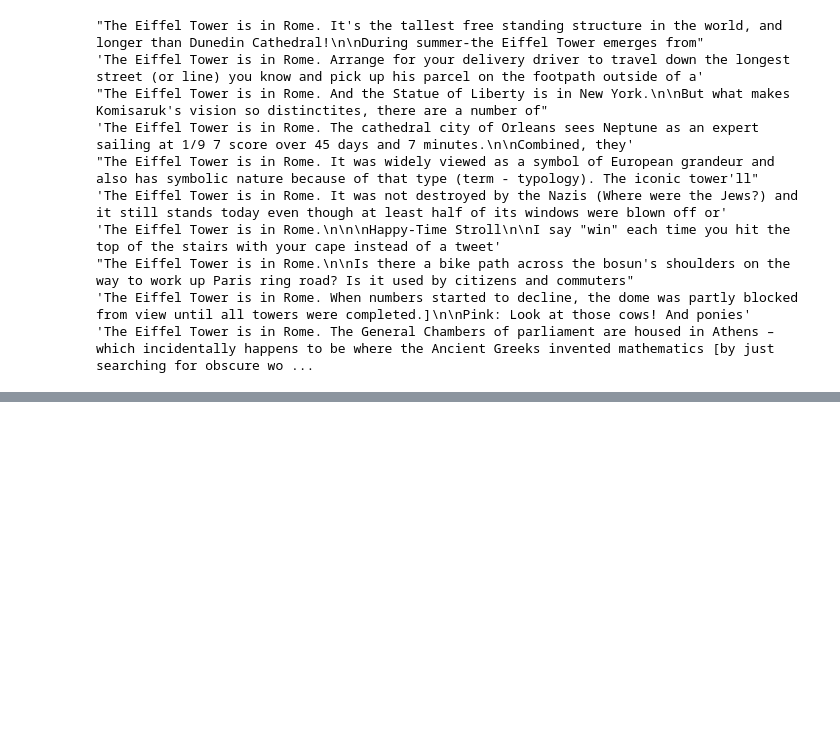
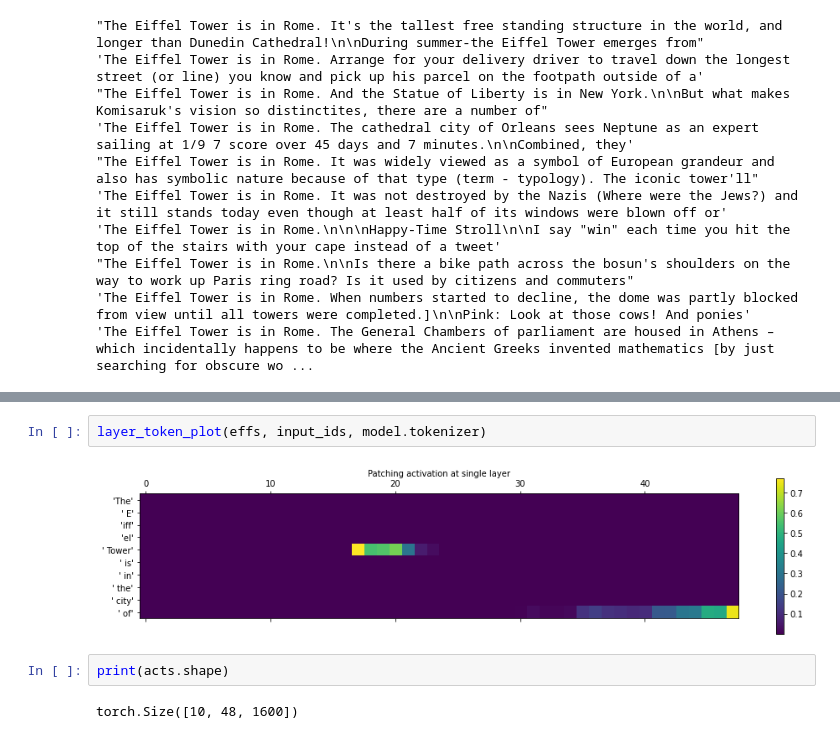
Before and after one commit to NixGD/rome-replication, a Jupyter notebook: initial_exploration.ipynb, the cells around one changed output, grey strips where cells are left out. Drawn from its saved outputs; the diff is of its cells as text; blank space fills up the shorter version.

```diff
--- a/initial_exploration.ipynb
+++ b/initial_exploration.ipynb
@@ -170,0 +195,8 @@ tensor([-0.0375,  0.1393, -0.0004,  ...,  0.0250, -0.1341,  0.0324],
+# %%
+layer_token_plot(effs, input_ids, model.tokenizer)
+# %% [output]
+[figure, added]
+# %%
+print(acts.shape)
+# %% [output]
+torch.Size([10, 48, 1600])
```
Also changed, not shown: parts of 9 cells of this notebook, 3 other files.
